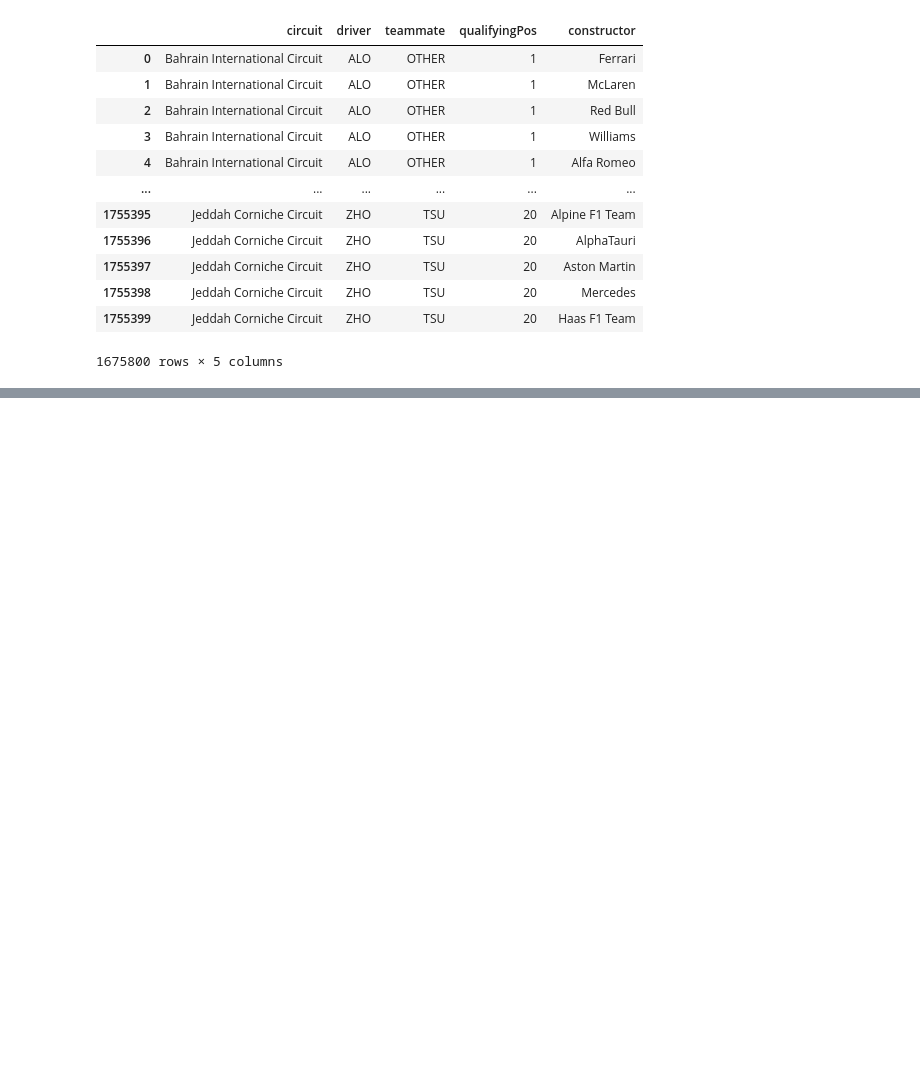
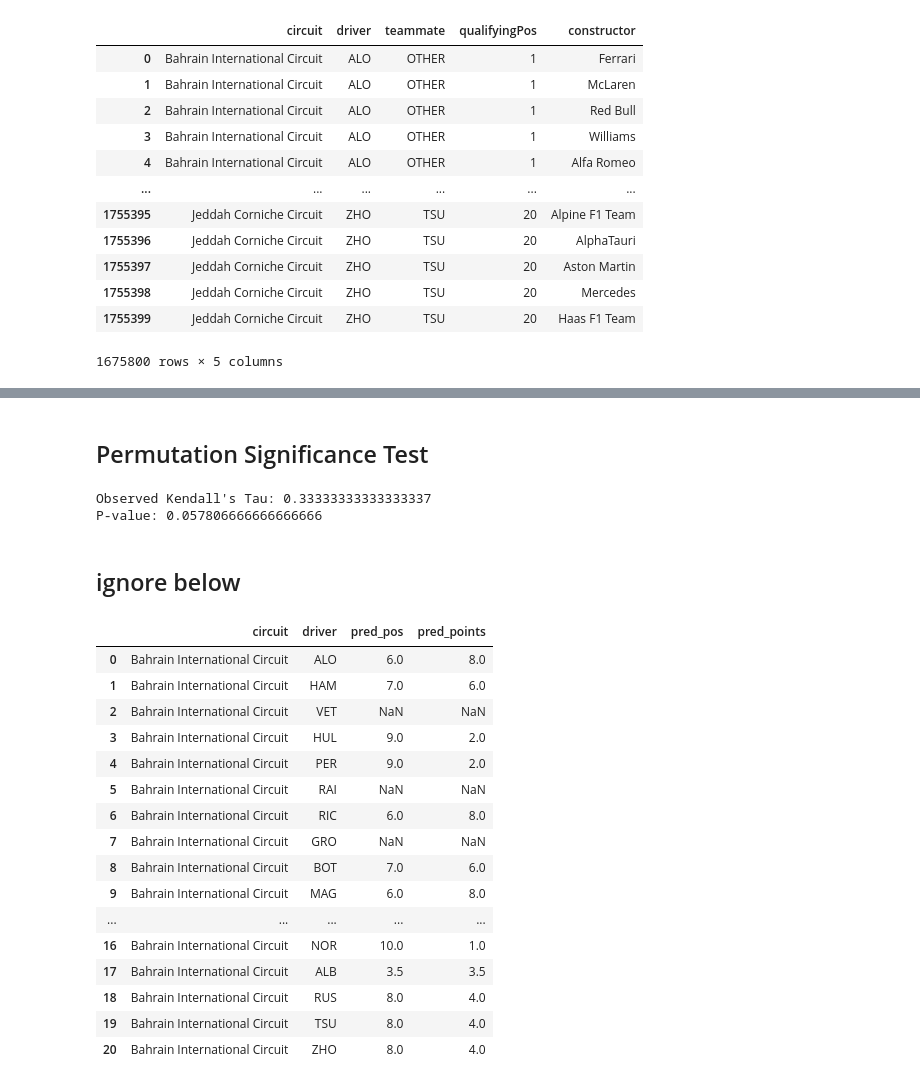
Before and after one commit to tanmayparikh/f1-points-predictor, a Jupyter notebook: test_indv_models.ipynb, the cells around one changed output, grey strips where cells are left out. Drawn from its saved outputs; the diff is of its cells as text; code cells hidden in the pictures; blank space fills up the shorter version.

```diff
--- a/test_indv_models.ipynb
+++ b/test_indv_models.ipynb
@@ -163,0 +69,3 @@ final_results['pred_points'] = final_results['pred_points'].replace({1.0: 25, 2.
+# %%
+dnf_circuit = pd.read_csv('f1_dnf_circuit.csv')
+dnf_circuit
@@ -163,0 +90,3 @@ final_results['pred_points'] = final_results['pred_points'].replace({1.0: 25, 2.
+# %%
+current_circuits = data_train.loc[data_train['year'] == 2023]['circuit'].unique()
+current_drivers = data_train.loc[data_train['year'] == 2023]['driver'].unique()
@@ -183,0 +199,36 @@ final_results
+# %% [markdown]
+## Permutation Significance Test
+# %%
+# do a permutation test using kendalltau
+from scipy.stats import kendalltau
+
+def kendall_permutation_test(observed, predicted, num_permutations=150000):
+    name_to_rank = {name: rank for rank, name in enumerate(observed, start=1)}
+
+    observed_ranks = np.array([name_to_rank[name] for name in observed])
+    predicted_ranks = np.array([name_to_rank[name] for name in predicted])
+
+    observed_tau, _ = kendalltau(observed_ranks, predicted_ranks)
+
+    permuted_taus = np.zeros(num_permutations)
+
+    for i in range(num_permutations):
+        permuted_predicted_ranks = np.random.permutation(predicted_ranks)
+        permuted_tau, _ = kendalltau(observed_ranks, permuted_predicted_ranks)
+        permuted_taus[i] = permuted_tau
+
+    p_value = np.mean(np.abs(permuted_taus) >= np.abs(observed_tau))
+
+    return observed_tau, p_value
+
+actual_rankings = list(data_train.loc[data_train['year'] == 2023].groupby('driver').sum().sort_values(by=['points'], ascending=False).index)
+predicted_rankings = list(final_results.groupby('driver').sum().sort_values(by=['pred_points'], ascending=False).index)
+
+observed_tau, p_value = kendall_permutation_test(actual_rankings, predicted_rankings)
+print(f"Observed Kendall's Tau: {observed_tau}")
+print(f"P-value: {p_value}")
+# %% [output]
+Observed Kendall's Tau: 0.33333333333333337
+P-value: 0.057806666666666666
+# %% [markdown]
+## ignore below
@@ -183,0 +369,20 @@ final_results
+# %%
+final_results
+# %% [output]
+|  | circuit | driver | pred_pos | pred_points |
+| 0 | Bahrain International Circuit | ALO | 6.0 | 8.0 |
+| 1 | Bahrain International Circuit | HAM | 7.0 | 6.0 |
+| 2 | Bahrain International Circuit | VET | NaN | NaN |
+| 3 | Bahrain International Circuit | HUL | 9.0 | 2.0 |
+| 4 | Bahrain International Circuit | PER | 9.0 | 2.0 |
+| 5 | Bahrain International Circuit | RAI | NaN | NaN |
+| 6 | Bahrain International Circuit | RIC | 6.0 | 8.0 |
+| 7 | Bahrain International Circuit | GRO | NaN | NaN |
+| 8 | Bahrain International Circuit | BOT | 7.0 | 6.0 |
+| 9 | Bahrain International Circuit | MAG | 6.0 | 8.0 |
+| ... | ... | ... | ... | ... |
+| 16 | Bahrain International Circuit | NOR | 10.0 | 1.0 |
+| 17 | Bahrain International Circuit | ALB | 3.5 | 3.5 |
+| 18 | Bahrain International Circuit | RUS | 8.0 | 4.0 |
+| 19 | Bahrain International Circuit | TSU | 8.0 | 4.0 |
+| 20 | Bahrain International Circuit | ZHO | 8.0 | 4.0 |
```
Also changed, not shown: parts of 7 cells of this notebook.
